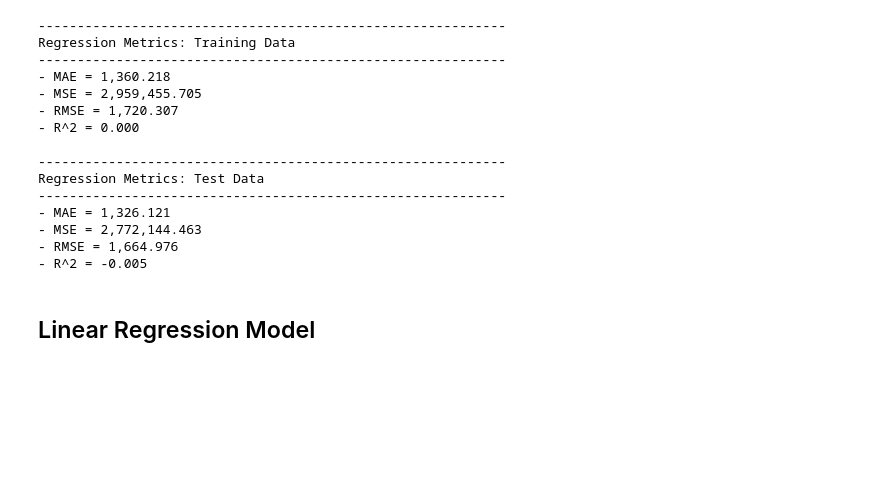
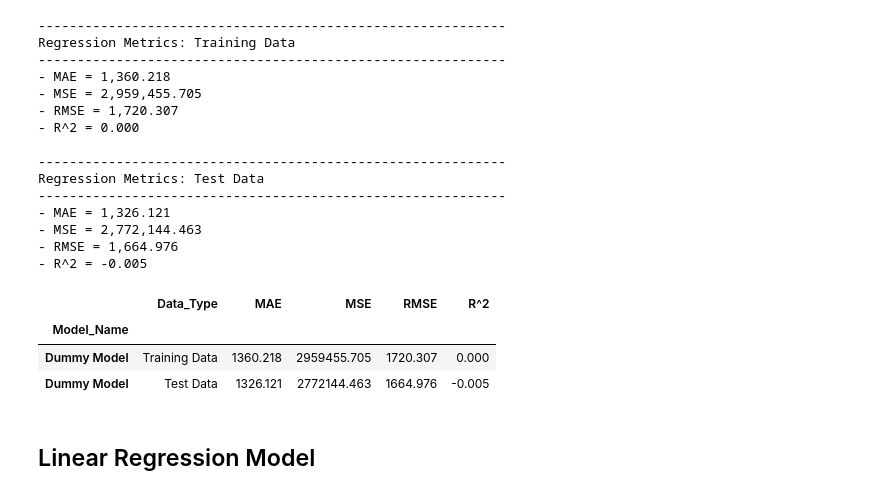
Before and after one commit to Carla9711/Prediction-of-Product-Sales, a Jupyter notebook: Prediction of Product Sales.ipynb, the cells around one changed output. Cells and saved outputs as stored; diff of their text form; code cells hidden in the pictures; blank space fills up the shorter version.

```diff
--- a/Prediction of Product Sales.ipynb
+++ b/Prediction of Product Sales.ipynb
@@ -1646,3 +1656,10 @@ Regression Metrics: Test Data
+# %%
+df_dummy
+# %% [output]
+|  | Data_Type | MAE | MSE | RMSE | R^2 |
+| Model_Name |  |  |  |  |  |
+| Dummy Model | Training Data | 1360.218 | 2959455.705 | 1720.307 | 0.000 |
+| Dummy Model | Test Data | 1326.121 | 2772144.463 | 1664.976 | -0.005 |
 # %% [markdown]
 ## Linear Regression Model
 # %%
```
Also changed, not shown: parts of 9 cells of this notebook.
